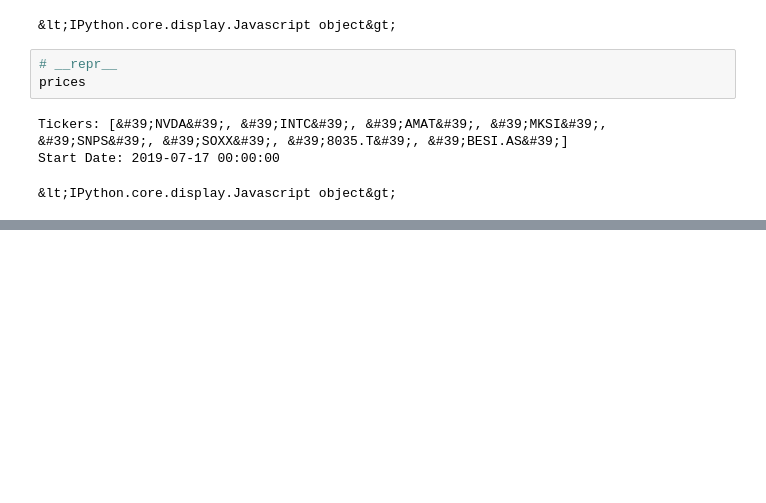
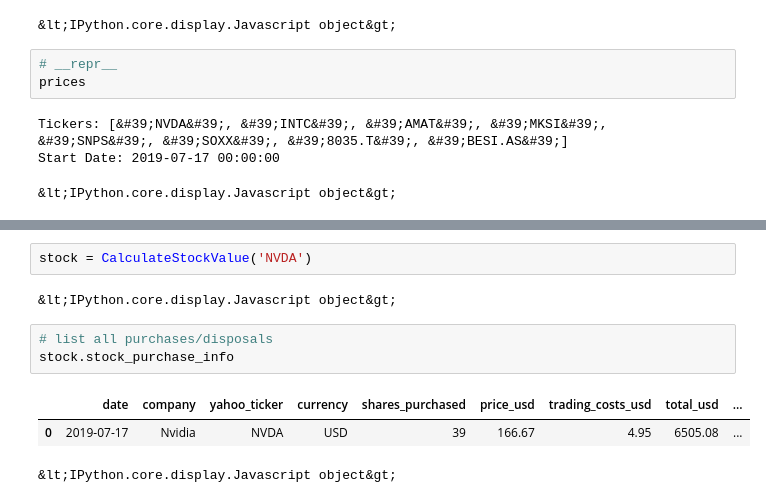
Before and after one commit to julian-west/python_portfolio_tracker, a Jupyter notebook: notebooks/portfolio_analysis.ipynb, the cells around one changed output, grey strips where cells are left out. Cells and saved outputs as stored; diff of their text form; blank space fills up the shorter version.

```diff
--- a/notebooks/portfolio_analysis.ipynb
+++ b/notebooks/portfolio_analysis.ipynb
@@ -88,0 +98,11 @@ plt.show()
+# %%
+stock = CalculateStockValue('NVDA')
+# %% [output]
+&lt;IPython.core.display.Javascript object&gt;
+# %%
+# list all purchases/disposals
+stock.stock_purchase_info
+# %% [output]
+|  | date | company | yahoo_ticker | currency | shares_purchased | price_usd | trading_costs_usd | total_usd | ... |
+| 0 | 2019-07-17 | Nvidia | NVDA | USD | 39 | 166.67 | 4.95 | 6505.08 | ... |
+&lt;IPython.core.display.Javascript object&gt;
```
Also changed, not shown: parts of 8 cells of this notebook, 7 other files.
